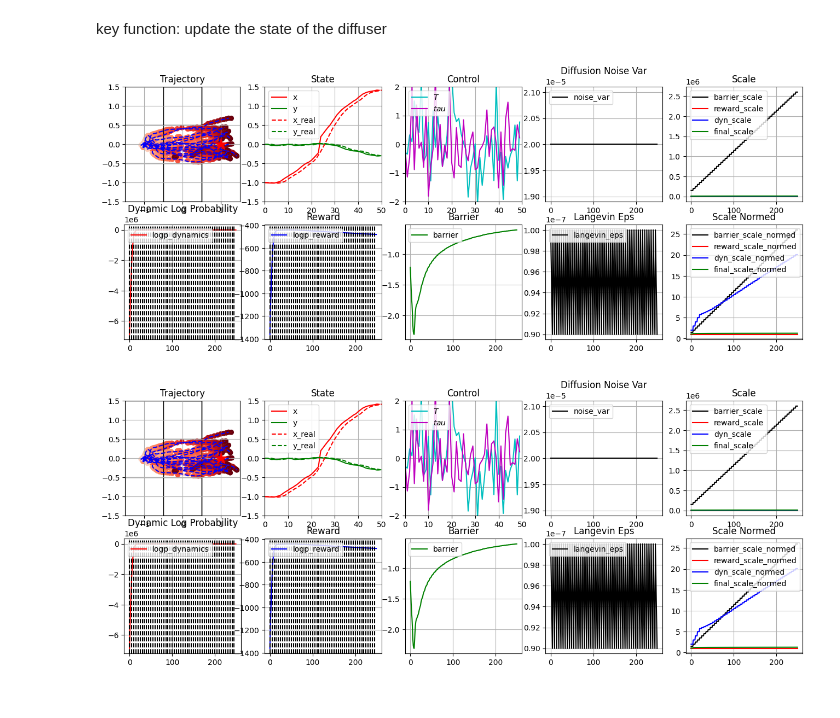
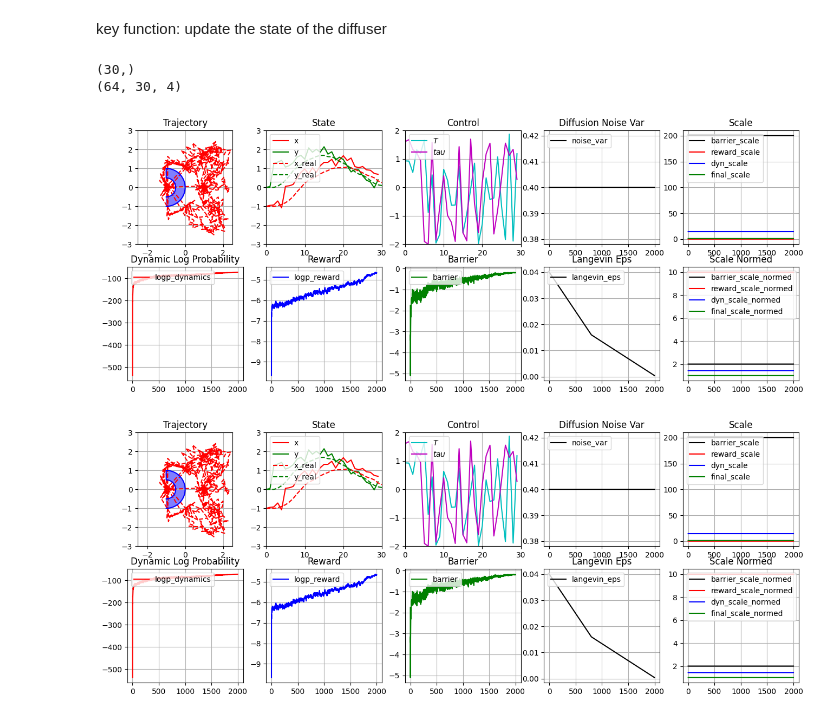
Before and after one commit to LeCAR-Lab/model-based-diffusion, a Jupyter notebook: mdb.ipynb, the cells around one changed output. Cells and saved outputs as stored; diff of their text form; code cells hidden in the pictures.

```diff
--- a/mdb.ipynb
+++ b/mdb.ipynb
@@ -415,9 +496,22 @@ rng = jax.random.PRNGKey(1)
 rng, rng_x, rng_u = jax.random.split(rng, 3)
 # generate a line between start and goal
 x_traj_guess = jnp.linspace(params.init_state, params.goal_state, horizon)
-x_traj_noise = jax.random.normal(rng_x, (batch_size, horizon, n_state)) * jnp.array([1.0, 2.0, 1.0, 1.0])
+print(x_traj_guess[:,0].shape)
+# print(jnp.linspace(-1.5, 1, horizon).shape)
+# x_traj_guess = x_traj_guess.at[:,0].set(jnp.linspace(-1.5, -1.1, horizon))
+# x_traj_guess = x_traj_guess.at[:,2].set(-1.0 * jnp.ones(horizon))
+# x_traj_guess = x_traj_guess.at[:,1].set(1.5 * jnp.linspace(0,2,horizon))
+# x_traj_guess = x_traj_guess.at[:,3].set(1.0 * jnp.ones(horizon))
+x_traj_noise = jax.random.normal(rng_x, (batch_size, horizon, n_state)) * jnp.array([3.0, 10.0, 10.0, 10.0])
 x_traj = x_traj_guess[None, :] + x_traj_noise
-u_traj = jax.random.normal(rng_u, (batch_size, horizon, n_action))
+# half_bt = batch_size // 2
+print(x_traj.shape)
+# x_traj = x_traj.at[:-1:2,:,1].set(-1 * x_traj[:-1:2,:,1])
+# x_traj = x_traj.at[:-1:2,:,3].set(-1 * x_traj[:-1:2,:,3])
+# x_traj = x_traj.at[:,:,3].set(-0.1 * x_traj[:,:,3])
+# x_traj = x_traj.at[:,:,1].set(0.1 * x_traj[:,:,1])
+# x_traj = x_traj.at[:,:, 2].set(-1.0 * jnp.ones((batch_size,horizon)))
+u_traj = jax.random.normal(rng_u, (batch_size, horizon, n_action))* jnp.array([2.0, 2.0])
 x_traj = x_traj.at[:, 0].set(params.init_state)
 
 # log information
@@ -439,15 +533,21 @@ log_info = {
     "logp_reward": jnp.zeros(diffuse_step * diffuse_substeps),
     "barrier": jnp.zeros(diffuse_step * diffuse_substeps),
 }
+# %% [output]
+(30,)
+(64, 30, 4)
 # %%
 save_infos = []
-update_traj_jit = jax.jit(update_traj)
+save_grad_infos = []
+update_traj_jit_x = jax.jit(update_traj_x)
+update_traj_jit_u = jax.jit(update_traj_u)
 get_logpd_scan_jit = jax.jit(get_logpd_scan)
 get_barrier_jit = jax.jit(get_barrier)
 get_reward_jit = jax.jit(get_reward)
 get_final_constraint_jit = jax.jit(get_final_constraint)
 
 for d_step in range(diffuse_step):
+
     # schedule noise_var
     noise_var = noise_var_schedule[d_step]
     # get values for dynamic, reward and barrier scale
@@ -460,14 +560,17 @@ for d_step in range(diffuse_step):
     barrier = jax.vmap(get_barrier_jit, in_axes=(0, None))(x_traj, params).mean()
     final = jax.vmap(get_final_constraint_jit, in_axes=(0, None))(x_traj, params).mean()
     # schedule dynamic, reward and barrier scale
-    reward_scale = 1.0
+    reward_scale = 1e-5
     # dyn_scale = params.dyn_scale + jnp.clip(jnp.exp(-logpd / 1000.0) - 1.0, -1.0, 3.0)
     dyn_scale = params.dyn_scale + jnp.clip(-logpd / 1000.0, -10.0, 10.0)
     dyn_scale = jnp.maximum(dyn_scale, 0.0)
     barrier_scale = params.barrier_scale + jnp.clip(jnp.exp(-barrier / 0.001) - 1.0, -1.0, 50000.0)
     barrier_scale = jnp.maximum(barrier_scale, 0.0)
+    # barrier_scale = jnp.minimum(barrier_scale, 1.0e6)
+    barrier_scale =200.0
     final_scale = params.final_scale + jnp.clip(jnp.exp(-final / 1.0) - 1.0, -1.0, 1000.0)
     final_scale = jnp.maximum(final_scale, 0.0)
+    final_scale = 1.0
     params = params.replace(
         reward_scale=reward_scale, barrier_scale=barrier_scale, noise_var=noise_var, dyn_scale=dyn_scale, final_scale=final_scale
     )
@@ -480,9 +583,21 @@ for d_step in range(diffuse_step):
 
         # update trajectory
         rng, rng_traj = jax.random.split(rng)
-        x_traj, u_traj = jax.vmap(update_traj_jit, in_axes=(0, 0, None, 0))(
+        # rollout dynamics to get real trajectory
+        x_traj_real = jax.vmap(rollout, in_axes=(0, 0, None))(
+            x_traj[:, 0], u_traj, params
+        )
+        save_infos.append([x_traj[:saved_batch_size], x_traj_real[:saved_batch_size]])
+        for u_indx in range(2):
+            u_traj, logpd_grad_u  = jax.vmap(update_traj_jit_u, in_axes=(0, 0, None, 0))(
+                x_traj, u_traj, params, jax.random.split(rng, batch_size)
+            )
+        x_traj, logpd_grad_x, barrier_grad_x  = jax.vmap(update_traj_jit_x, in_axes=(0, 0, None, 0))(
             x_traj, u_traj, params, jax.random.split(rng, batch_size)
         )
+        save_grad_infos.append([logpd_grad_x[:saved_batch_size], barrier_grad_x[:saved_batch_size], logpd_grad_u[:saved_batch_size]])
+        x_traj = jnp.clip(x_traj, -2.5, 2.5)
+        u_traj = jnp.clip(u_traj, -2.0, 2.0)
 
         logpd = jax.vmap(get_logpd_scan_jit, in_axes=(0, 0, None))(
             x_traj, u_traj, params
@@ -518,52 +633,48 @@ for d_step in range(diffuse_step):
         log_info = set_log_info("noise_var", noise_var, log_info)
         log_info = set_log_info("langevin_eps", langevin_eps, log_info)
 
         # tensorboard
         writer.add_scalar("barrier", barrier_value, d_step * diffuse_substeps + sub_step)
         writer.add_scalar("barrier_scale", params.barrier_scale, d_step * diffuse_substeps + sub_step)
         writer.add_scalar("barrier_scale_normed", params.barrier_scale / default_params.barrier_scale, d_step * diffuse_substeps + sub_step)
         writer.add_scalar("dyn", logpd, d_step * diffuse_substeps + sub_step)
         writer.add_scalar("dyn_scale", params.dyn_scale, d_step * diffuse_substeps + sub_step)
         writer.add_scalar("dyn_scale_normed", params.dyn_scale / default_params.dyn_scale, d_step * diffuse_substeps + sub_step)
         writer.add_scalar("final", final_value, d_step * diffuse_substeps + sub_step)
         writer.add_scalar("final_scale", params.final_scale, d_step * diffuse_substeps + sub_step)
         writer.add_scalar("final_scale_normed", params.final_scale / default_params.final_scale, d_step * diffuse_substeps + sub_step)
         writer.add_scalar("reward", logp_reward, d_step * diffuse_substeps + sub_step)
         writer.add_scalar("reward_scale", params.reward_scale, d_step * diffuse_substeps + sub_step)
         writer.add_scalar("reward_scale_normed", params.reward_scale / default_params.reward_scale, d_step * diffuse_substeps + sub_step)
         writer.add_scalar("noise_var", noise_var, d_step * diffuse_substeps + sub_step)
         writer.add_scalar("langevin_eps", langevin_eps, d_step * diffuse_substeps + sub_step)
 
         jax.debug.print(
             "d_step = {d_step}, substep = {substep}, logp_dynamic = {x:.2f}, logp_reward = {y:.2f}, barrier = {z:.2f}",
             d_step=d_step,
             substep=sub_step,
             x=logpd,
             y=logp_reward,
             z=barrier_value,
         )
 
-        # rollout dynamics to get real trajectory
-        x_traj_real = jax.vmap(rollout, in_axes=(0, 0, None))(
-            x_traj[:, 0], u_traj, params
-        )
-        save_infos.append([x_traj[:saved_batch_size], x_traj_real[:saved_batch_size]])
 
-        clear_output()
-# visualize trajectory
-fig, axes = plt.subplots(2, 5, figsize=(16, 6))
-plot_traj(
-    fig,
-    axes,
-    x_traj[:saved_batch_size],
-    u_traj[:saved_batch_size],
-    x_traj_real[:saved_batch_size],
-    log_info,
-    "",
-)
+
+    # visualize trajectory
+    clear_output()
+    fig, axes = plt.subplots(2, 5, figsize=(16, 6))
+    plot_traj(
+        fig,
+        axes,
+        x_traj[:saved_batch_size],
+        u_traj[:saved_batch_size],
+        x_traj_real[:saved_batch_size],
+        log_info,
+        "",
+    )
 # %% [output]
-[figure, old version]
+[figure, new version]
-[figure, old version]
+[figure, new version]
 # %%
 fig, ax = plt.subplots(1, 1)
 # for info in save_infos:
```
Also changed, not shown: parts of 10 cells of this notebook.
